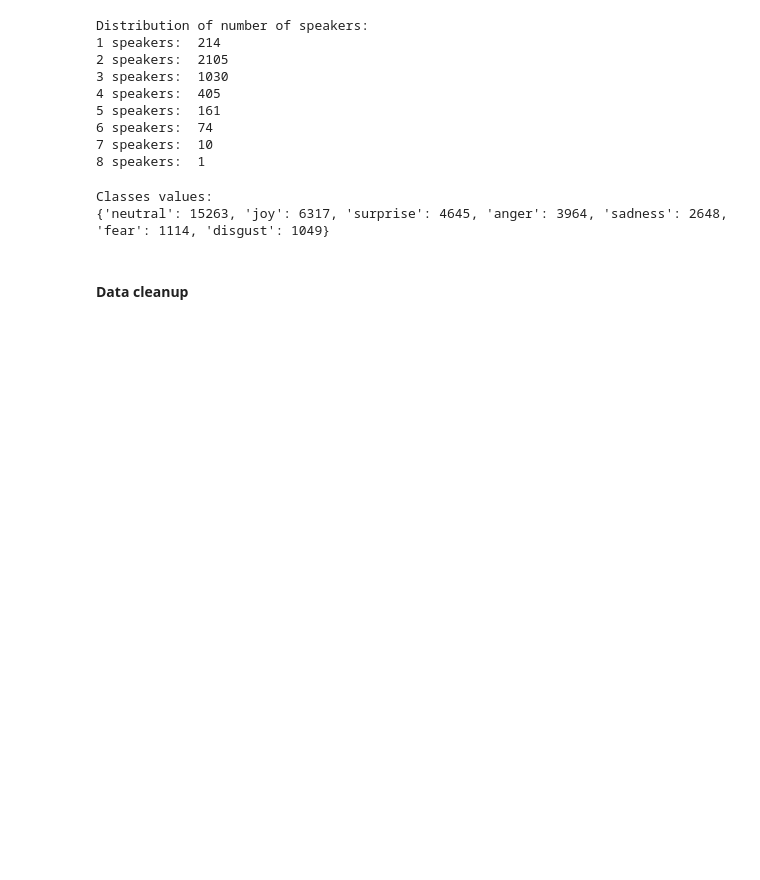
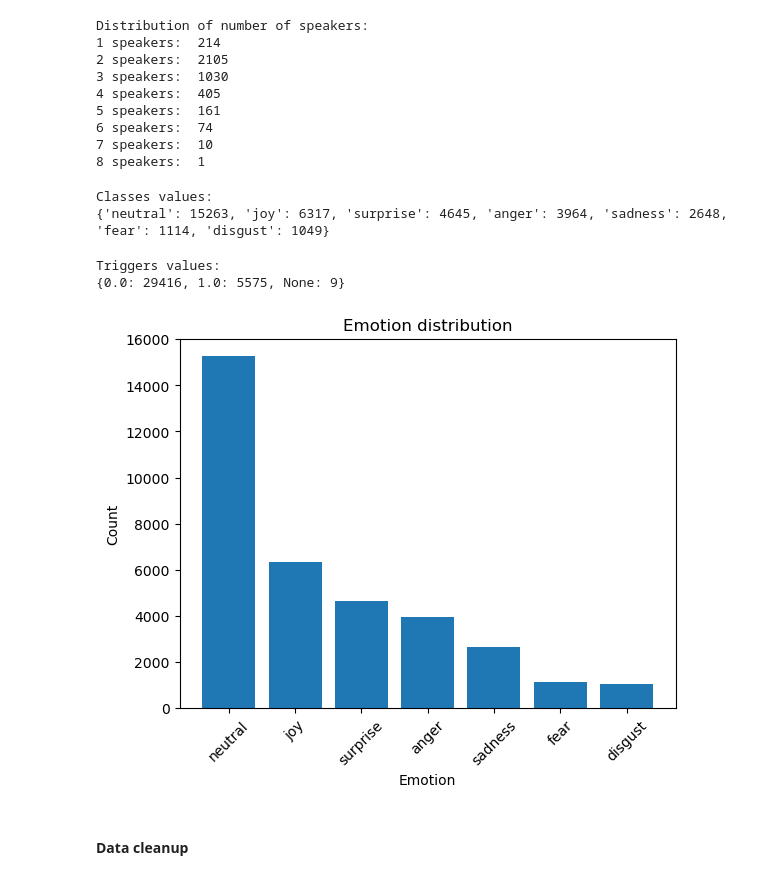
Before and after one commit to LeonardoM999/NLP-project, a Jupyter notebook: project.ipynb, the cells around one changed output. Cells and saved outputs as stored; diff of their text form; code cells hidden in the pictures; blank space fills up the shorter version.

```diff
--- a/project.ipynb
+++ b/project.ipynb
@@ -159,6 +141,37 @@ print(emotions_dict)
 # %% [output]
 Classes values:
 {'neutral': 15263, 'joy': 6317, 'surprise': 4645, 'anger': 3964, 'sadness': 2648, 'fear': 1114, 'disgust': 1049}
+# %%
+# Trigger imbalance check
+classes_count = {}
+for triggers in raw_df["triggers"]:
+    for trigger in triggers:
+        if trigger in classes_count:
+            classes_count[trigger] += 1
+        else:
+            classes_count[trigger] = 1
+
+# then we sort the dictionary by occurences
+triggers_dict = {
+    k: v
+    for k, v in sorted(classes_count.items(), key=lambda item: item[1], reverse=True)
+}
+print("Triggers values:")
+print(triggers_dict)
+# %% [output]
+Triggers values:
+{0.0: 29416, 1.0: 5575, None: 9}
+# %%
+#plot emotions distribution
+fig, ax = plt.subplots()
+ax.bar(emotions_dict.keys(), emotions_dict.values())
+ax.set_ylabel("Count")
+ax.set_xlabel("Emotion")
+ax.set_title("Emotion distribution")
+plt.xticks(rotation=45)
+plt.show()
+# %% [output]
+[figure, added]
 # %% [markdown]
 #### Data cleanup
 # %%
```
Also changed, not shown: parts of 18 cells of this notebook, 2 other files.
